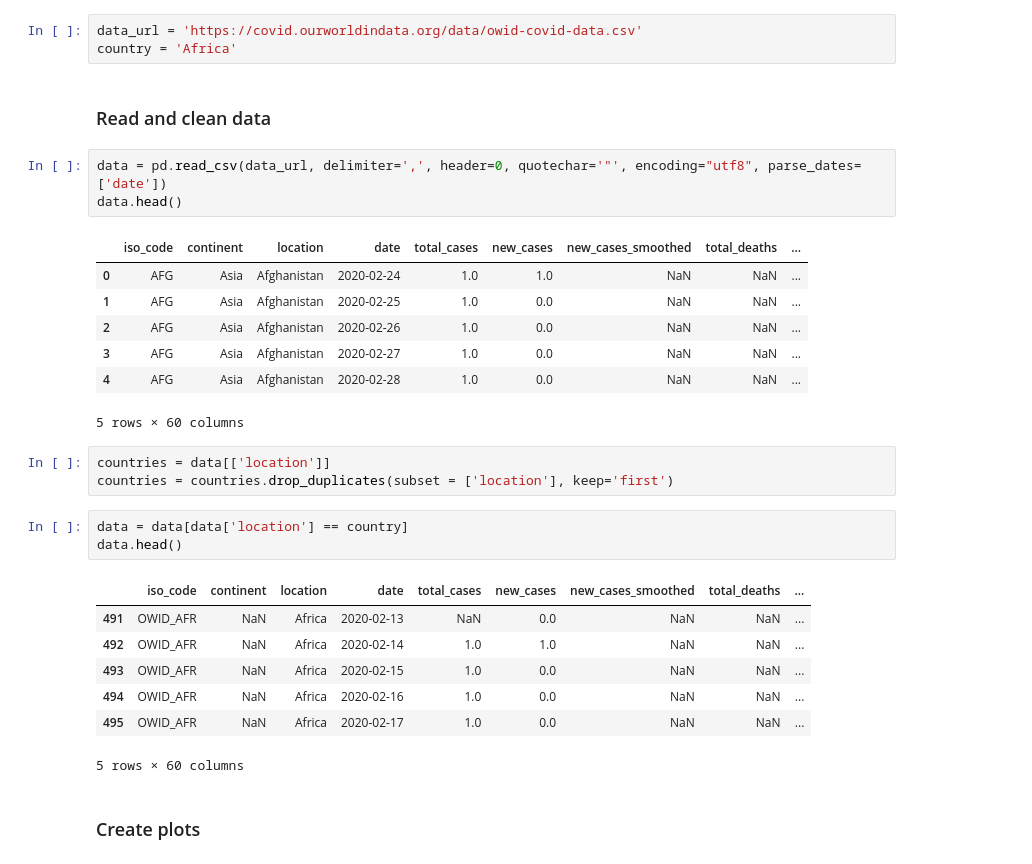
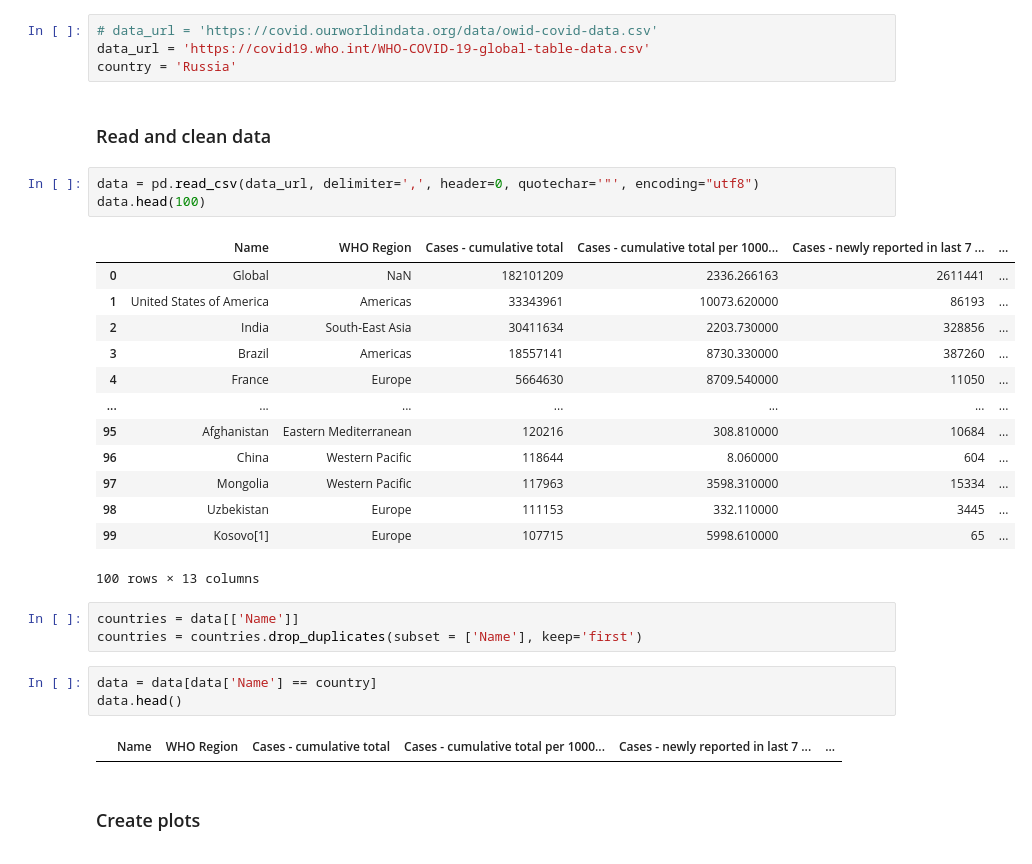
Before and after one commit to wojtekjaworek/COVID-19-Data-Vizualization, a Jupyter notebook: jupyter files/daily_cases.ipynb, the cells around one changed output. Cells and saved outputs as stored; diff of their text form.

```diff
--- a/jupyter files/daily_cases.ipynb
+++ b/jupyter files/daily_cases.ipynb
@@ -10,35 +10,36 @@ import matplotlib.dates as mdates
 # %% [markdown]
 #### specify data url, select country
 # %%
-data_url = 'https://covid.ourworldindata.org/data/owid-covid-data.csv'
-country = 'Africa'
+# data_url = 'https://covid.ourworldindata.org/data/owid-covid-data.csv'
+data_url = 'https://covid19.who.int/WHO-COVID-19-global-table-data.csv'
+country = 'Russia'
 # %% [markdown]
 ### Read and clean data
 # %%
-data = pd.read_csv(data_url, delimiter=',', header=0, quotechar='"', encoding="utf8", parse_dates=['date'])
-data.head()
+data = pd.read_csv(data_url, delimiter=',', header=0, quotechar='"', encoding="utf8")
+data.head(100)
 # %% [output]
-|  | iso_code | continent | location | date | total_cases | new_cases | new_cases_smoothed | total_deaths | ... |
-| 0 | AFG | Asia | Afghanistan | 2020-02-24 | 1.0 | 1.0 | NaN | NaN | ... |
-| 1 | AFG | Asia | Afghanistan | 2020-02-25 | 1.0 | 0.0 | NaN | NaN | ... |
-| 2 | AFG | Asia | Afghanistan | 2020-02-26 | 1.0 | 0.0 | NaN | NaN | ... |
-| 3 | AFG | Asia | Afghanistan | 2020-02-27 | 1.0 | 0.0 | NaN | NaN | ... |
-| 4 | AFG | Asia | Afghanistan | 2020-02-28 | 1.0 | 0.0 | NaN | NaN | ... |
+|  | Name | WHO Region | Cases - cumulative total | Cases - cumulative total per 1000... | Cases - newly reported in last 7 ... | ... |
+| 0 | Global | NaN | 182101209 | 2336.266163 | 2611441 | ... |
+| 1 | United States of America | Americas | 33343961 | 10073.620000 | 86193 | ... |
+| 2 | India | South-East Asia | 30411634 | 2203.730000 | 328856 | ... |
+| 3 | Brazil | Americas | 18557141 | 8730.330000 | 387260 | ... |
+| 4 | France | Europe | 5664630 | 8709.540000 | 11050 | ... |
+| ... | ... | ... | ... | ... | ... | ... |
+| 95 | Afghanistan | Eastern Mediterranean | 120216 | 308.810000 | 10684 | ... |
+| 96 | China | Western Pacific | 118644 | 8.060000 | 604 | ... |
+| 97 | Mongolia | Western Pacific | 117963 | 3598.310000 | 15334 | ... |
+| 98 | Uzbekistan | Europe | 111153 | 332.110000 | 3445 | ... |
+| 99 | Kosovo[1] | Europe | 107715 | 5998.610000 | 65 | ... |
-5 rows × 60 columns
+100 rows × 13 columns
 # %%
-countries = data[['location']]
-countries = countries.drop_duplicates(subset = ['location'], keep='first')
+countries = data[['Name']]
+countries = countries.drop_duplicates(subset = ['Name'], keep='first')
 # %%
-data = data[data['location'] == country]
+data = data[data['Name'] == country]
 data.head()
 # %% [output]
-|  | iso_code | continent | location | date | total_cases | new_cases | new_cases_smoothed | total_deaths | ... |
-| 491 | OWID_AFR | NaN | Africa | 2020-02-13 | NaN | 0.0 | NaN | NaN | ... |
-| 492 | OWID_AFR | NaN | Africa | 2020-02-14 | 1.0 | 1.0 | NaN | NaN | ... |
-| 493 | OWID_AFR | NaN | Africa | 2020-02-15 | 1.0 | 0.0 | NaN | NaN | ... |
-| 494 | OWID_AFR | NaN | Africa | 2020-02-16 | 1.0 | 0.0 | NaN | NaN | ... |
-| 495 | OWID_AFR | NaN | Africa | 2020-02-17 | 1.0 | 0.0 | NaN | NaN | ... |
+|  | Name | WHO Region | Cases - cumulative total | Cases - cumulative total per 1000... | Cases - newly reported in last 7 ... | ... |
-5 rows × 60 columns
 # %% [markdown]
 ### Create plots
 # %%
```
Also changed, not shown: 3 other files.
